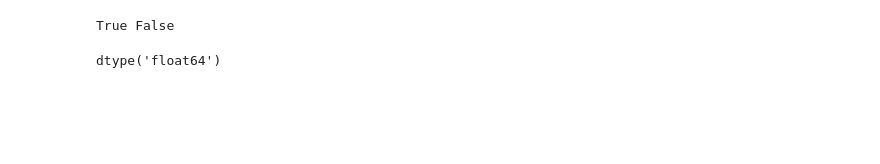
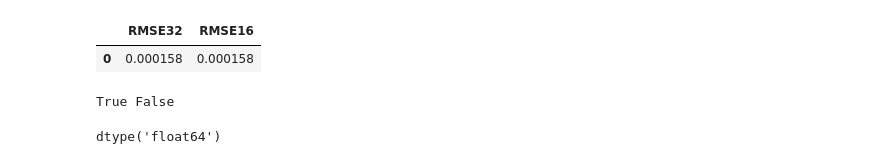
Before and after one commit to sarthaag/data-compression, a Jupyter notebook: analysis2.3.ipynb, the cells around one changed output. Drawn from its saved outputs; the diff is of its cells as text; code cells hidden in the pictures; blank space fills up the shorter version.

```diff
--- a/analysis2.3.ipynb
+++ b/analysis2.3.ipynb
@@ -12,33 +12,37 @@ range32 = np.max(diff32) - np.min(diff32)
 rms32 = (sum_of_squares32/(101*227*201))**0.5
 rmse32 = rms32/(100*range32)
 
 diff16 = phi - np.float16(phi)
 sum_of_squares16 = np.sum(diff16**2)
 range16 = np.max(diff16) - np.min(diff16)
 rms16 = (sum_of_squares16/(101*227*201))**0.5
 rmse16 = rms16/(100*range16)
 
 df.at[0, 'RMSE32'] = rmse32
 df.at[0, 'RMSE16'] = rmse16
 
 # for i in range(201):
 #     arr = phi[:,:,i]
 
 #     # Convert to 32b then 64b
 #     arr32 = np.float64(np.float32(arr))
 
 #     # Convert to 16b then 64b
 #     arr16 = np.float64(np.float16(arr))
 
 #     # Compute RMSE's and add to dataframe
 #     rmse32 = np.sqrt(np.mean((arr-arr32)**2))
 #     rmse16 = np.sqrt(np.mean((arr-arr16)**2))
 #     df.at[i, 'RMSE32'] = rmse32
 #     df.at[i, 'RMSE16'] = rmse16
 
 # The above code was for the norm calculation being done previously, now being replaced by RMSE.
 
 df.to_pickle("analysis2.3.pkl")
+df
+# %% [output]
+|  | RMSE32 | RMSE16 |
+| 0 | 0.000158 | 0.000158 |
 # %%
 y = np.float64(phi)
 z = np.float32(phi)
```
Also changed, not shown: 6 other files.
